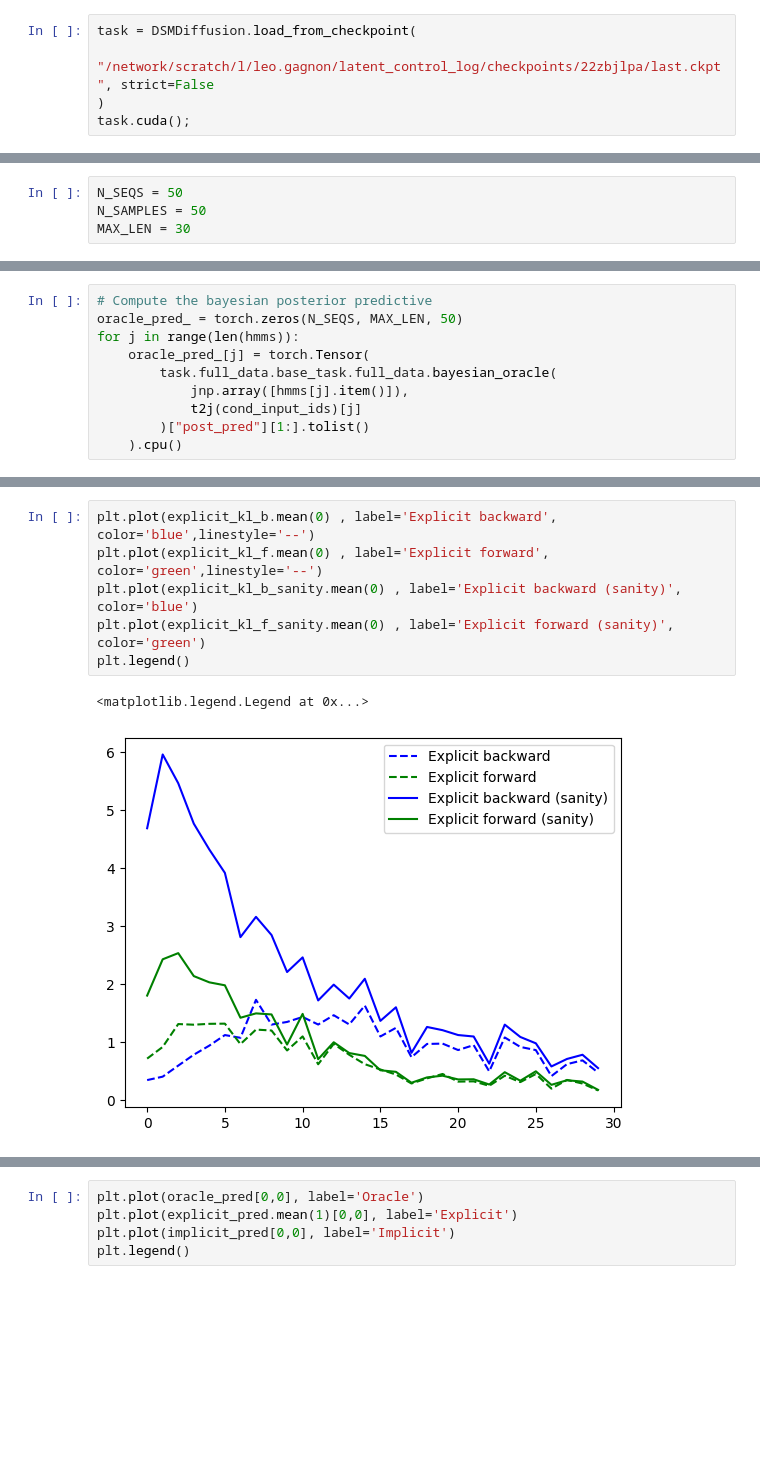
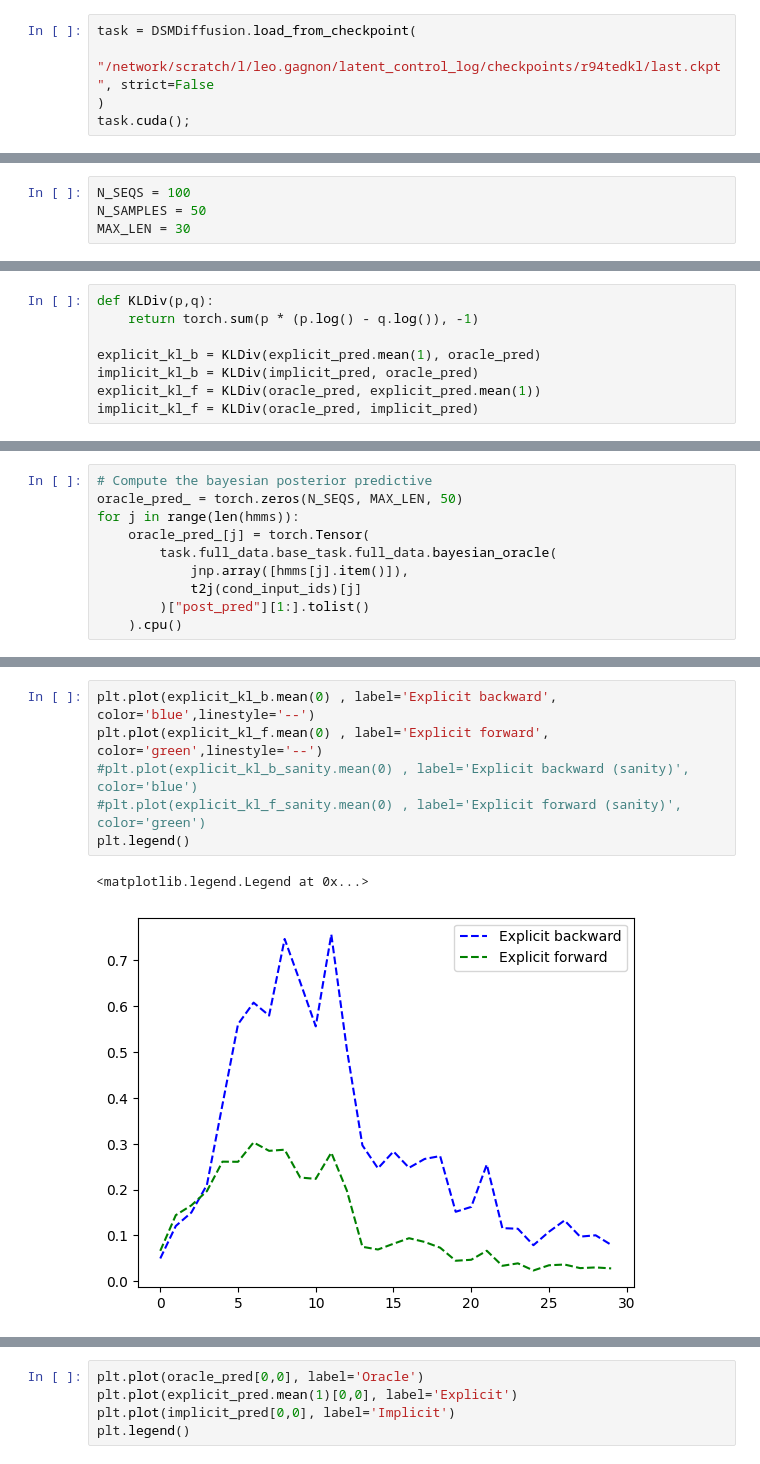
Before and after one commit to leogagnon/latent_control, a Jupyter notebook: notebooks/diffusion.ipynb, the cells around one changed output, grey strips where cells are left out. Saved outputs shown, nothing was run; the diff lists cells and outputs as text; blank space fills up the shorter version.

```diff
--- a/notebooks/diffusion.ipynb
+++ b/notebooks/diffusion.ipynb
@@ -159,6 +157,6 @@ HMM [0 0 0 1 0 1 1 0 0 0 0 1], #529  : 0.029368195682764053
 # Posterior predictive : Implicit VS Explicit
 # %%
 task = DSMDiffusion.load_from_checkpoint(
-    "/network/scratch/l/leo.gagnon/latent_control_log/checkpoints/22zbjlpa/last.ckpt", strict=False
+    "/network/scratch/l/leo.gagnon/latent_control_log/checkpoints/r94tedkl/last.ckpt", strict=False
 )
 task.cuda();
@@ -170,7 +163,7 @@ task.cuda();
 # %%
 dataset = task.full_data
 # %%
-N_SEQS = 50
+N_SEQS = 100
 N_SAMPLES = 50
 MAX_LEN = 30
 # %%
@@ -259,0 +250,8 @@ KeyboardInterrupt:
+# %%
+def KLDiv(p,q):
+    return torch.sum(p * (p.log() - q.log()), -1)
+
+explicit_kl_b = KLDiv(explicit_pred.mean(1), oracle_pred)
+implicit_kl_b = KLDiv(implicit_pred, oracle_pred)
+explicit_kl_f = KLDiv(oracle_pred, explicit_pred.mean(1))
+implicit_kl_f = KLDiv(oracle_pred, implicit_pred)
@@ -280,12 +347,12 @@ implicit_kl_f = KLDiv(oracle_pred, implicit_pred)
 # %%
 plt.plot(explicit_kl_b.mean(0) , label='Explicit backward', color='blue',linestyle='--')
 plt.plot(explicit_kl_f.mean(0) , label='Explicit forward', color='green',linestyle='--')
-plt.plot(explicit_kl_b_sanity.mean(0) , label='Explicit backward (sanity)', color='blue')
-plt.plot(explicit_kl_f_sanity.mean(0) , label='Explicit forward (sanity)', color='green')
+#plt.plot(explicit_kl_b_sanity.mean(0) , label='Explicit backward (sanity)', color='blue')
+#plt.plot(explicit_kl_f_sanity.mean(0) , label='Explicit forward (sanity)', color='green')
 plt.legend()
 # %% [output]
 <matplotlib.legend.Legend at 0x...>
-[figure, old version]
+[figure, new version]
 # %%
 plt.plot(explicit_kl_b.mean(0) , label='Explicit backward', color='blue',linestyle='--')
 plt.plot(explicit_kl_f.mean(0) , label='Explicit forward', color='green',linestyle='--')
```
Also changed, not shown: parts of 53 cells of this notebook, 20 other files.
